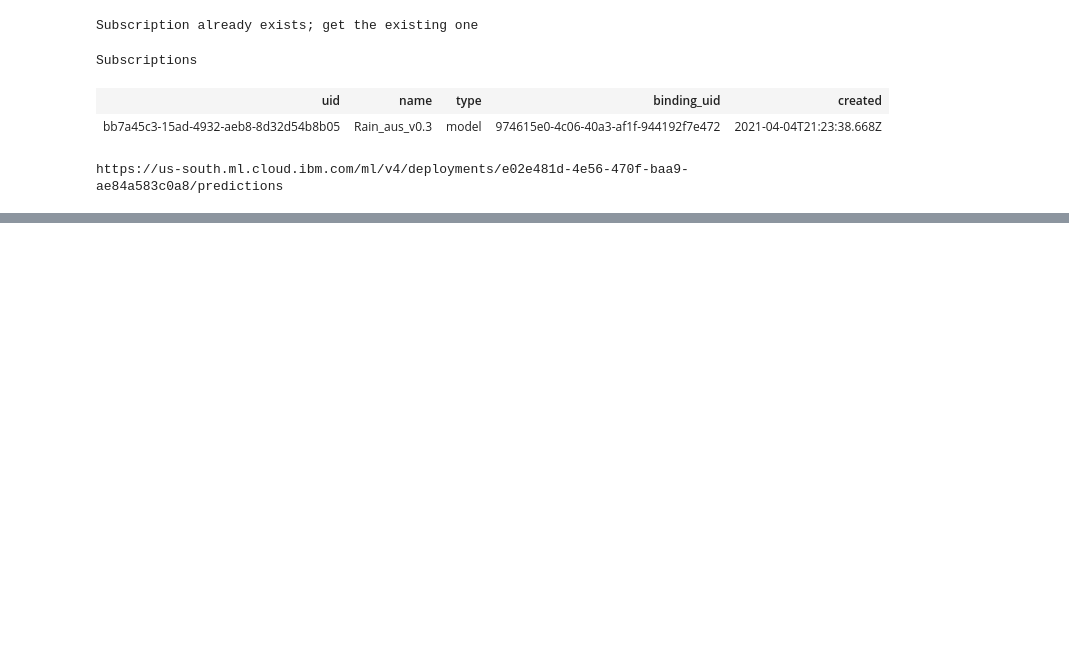
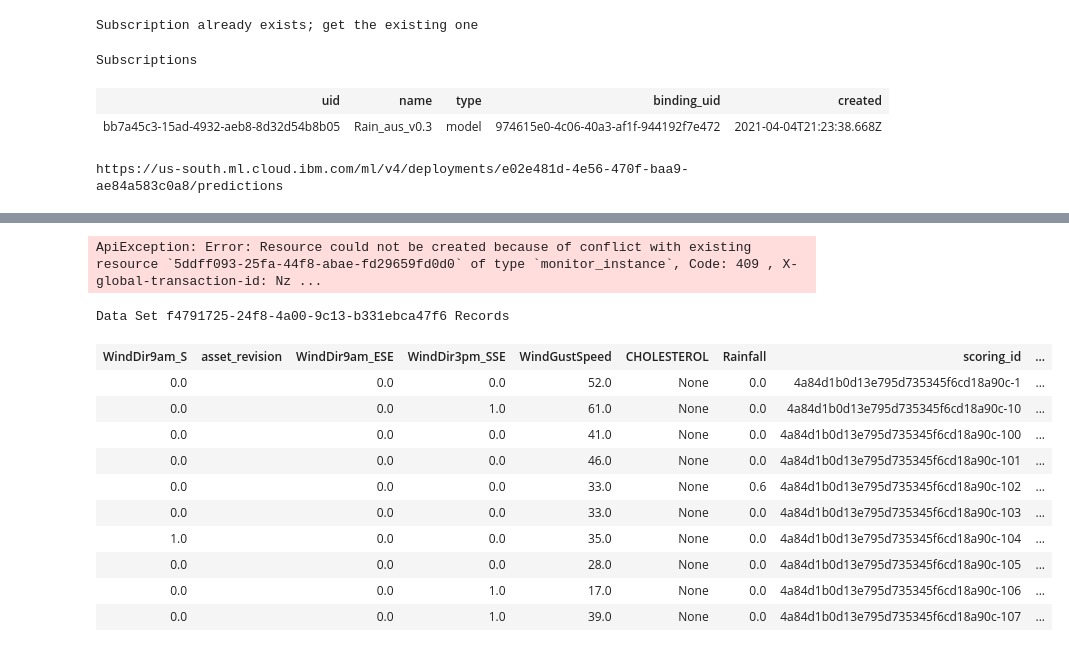
Before and after one commit to mlops-guide/dvc-gitactions, a Jupyter notebook: notebooks/openscale.ipynb, the cells around one changed output, grey strips where cells are left out. Cells and saved outputs as stored; diff of their text form; code cells hidden in the pictures; blank space fills up the shorter version.

Commit message:
improving openscale scritps and cleaning up notebook

```diff
--- a/notebooks/openscale.ipynb
+++ b/notebooks/openscale.ipynb
@@ -234,0 +287,37 @@ Status code: 400, body: {"errors":[{"code":"AIQPO0009E","message":"There is no c
+# %%
+
+from ibm_watson_openscale.supporting_classes.enums import *
+
+print('\nData marts: ')
+datams = wos_client.data_marts.list().result.data_marts
+for d in datams:
+    print(d.metadata.id)
+datamart_id = d.metadata.id
+
+print('\nService providers: ')
+services = wos_client.service_providers.list().result.service_providers
+for service in services:
+    print(service.metadata.id+" / Name: "+service.entity.name)
+service_id = service.metadata.id
+
+#wos_client.subscriptions.show()
+#wos_client.data_sets.show()
+
+print('\nSubscriptions: ')
+subscriptions = wos_client.subscriptions.list(data_mart_id=datamart_id, service_provider_id=service_id).result.subscriptions
+for s in subscriptions:
+  print(s.metadata.id+"   "+s.entity.asset.name)
+subscription_id = s.metadata.id
+
+print('\n')
+
+payload_data_set_id = wos_client.data_sets.list(type=DataSetTypes.PAYLOAD_LOGGING,
+                                                target_target_id=subscription_id,
+                                                target_target_type=TargetTypes.SUBSCRIPTION).result.data_sets[0].metadata.id
+print("Payload data set id:", payload_data_set_id)
+
+
+pl_records_count = wos_client.data_sets.get_records_count(payload_data_set_id)
+print("Number of records in the payload logging table: {}".format(pl_records_count))
+if pl_records_count == 0:
+    raise Exception("Payload logging did not happen!")
@@ -234,0 +338,23 @@ Status code: 400, body: {"errors":[{"code":"AIQPO0009E","message":"There is no c
+# %%
+target = ibm_watson_openscale.base_classes.watson_open_scale_v2.Target(
+            target_type=TargetTypes.SUBSCRIPTION,
+            target_id=subscription.uid
+        )
+parameters =  {
+            "min_feedback_data_size": 200
+        }
+thresholds =  [{
+        "metric_id": "area_under_roc",
+        "type": "lower_limit",
+        "value": 0.75
+    }]
+wos_client.monitor_instances.create(
+        data_mart_id=datamart_id,
+        background_mode=False,
+        monitor_definition_id=wos_client.monitor_definitions.MONITORS.QUALITY.ID,
+        target=target,
+        parameters=parameters,
+        thresholds=thresholds
+)
+# %% [output]
+ApiException: Error: Resource could not be created because of conflict with existing resource `5ddff093-25fa-44f8-abae-fd29659fd0d0` of type `monitor_instance`, Code: 409 , X-global-transaction-id: Nz ...
@@ -234,0 +363,19 @@ Status code: 400, body: {"errors":[{"code":"AIQPO0009E","message":"There is no c
+# %%
+# records = [PayloadRecord(request=payload_scoring, response=scoring_response, response_time=72)]
+
+
+x = wos_client.data_sets.show_records(data_set_id=payload_data_set_id)
+x
+# %% [output]
+Data Set f4791725-24f8-4a00-9c13-b331ebca47f6 Records
+| WindDir9am_S | asset_revision | WindDir9am_ESE | WindDir3pm_SSE | WindGustSpeed | CHOLESTEROL | Rainfall | scoring_id | ... |
+| 0.0 |  | 0.0 | 0.0 | 52.0 | None | 0.0 | 4a84d1b0d13e795d735345f6cd18a90c-1 | ... |
+| 0.0 |  | 0.0 | 1.0 | 61.0 | None | 0.0 | 4a84d1b0d13e795d735345f6cd18a90c-10 | ... |
+| 0.0 |  | 0.0 | 0.0 | 41.0 | None | 0.0 | 4a84d1b0d13e795d735345f6cd18a90c-100 | ... |
+| 0.0 |  | 0.0 | 0.0 | 46.0 | None | 0.0 | 4a84d1b0d13e795d735345f6cd18a90c-101 | ... |
+| 0.0 |  | 0.0 | 0.0 | 33.0 | None | 0.6 | 4a84d1b0d13e795d735345f6cd18a90c-102 | ... |
+| 0.0 |  | 0.0 | 0.0 | 33.0 | None | 0.0 | 4a84d1b0d13e795d735345f6cd18a90c-103 | ... |
+| 1.0 |  | 0.0 | 0.0 | 35.0 | None | 0.0 | 4a84d1b0d13e795d735345f6cd18a90c-104 | ... |
+| 0.0 |  | 0.0 | 0.0 | 28.0 | None | 0.0 | 4a84d1b0d13e795d735345f6cd18a90c-105 | ... |
+| 0.0 |  | 0.0 | 1.0 | 17.0 | None | 0.0 | 4a84d1b0d13e795d735345f6cd18a90c-106 | ... |
+| 0.0 |  | 0.0 | 1.0 | 39.0 | None | 0.0 | 4a84d1b0d13e795d735345f6cd18a90c-107 | ... |
```
Also changed, not shown: parts of 17 cells of this notebook, 2 other files.
